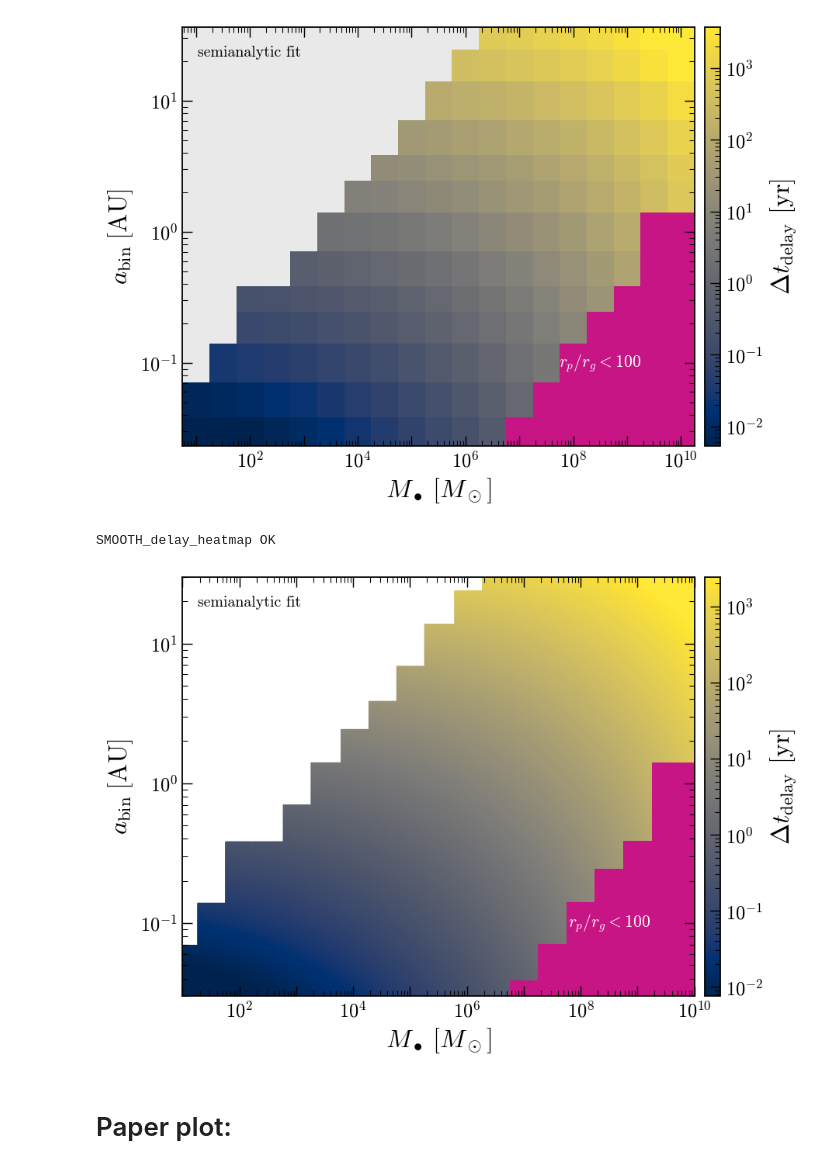
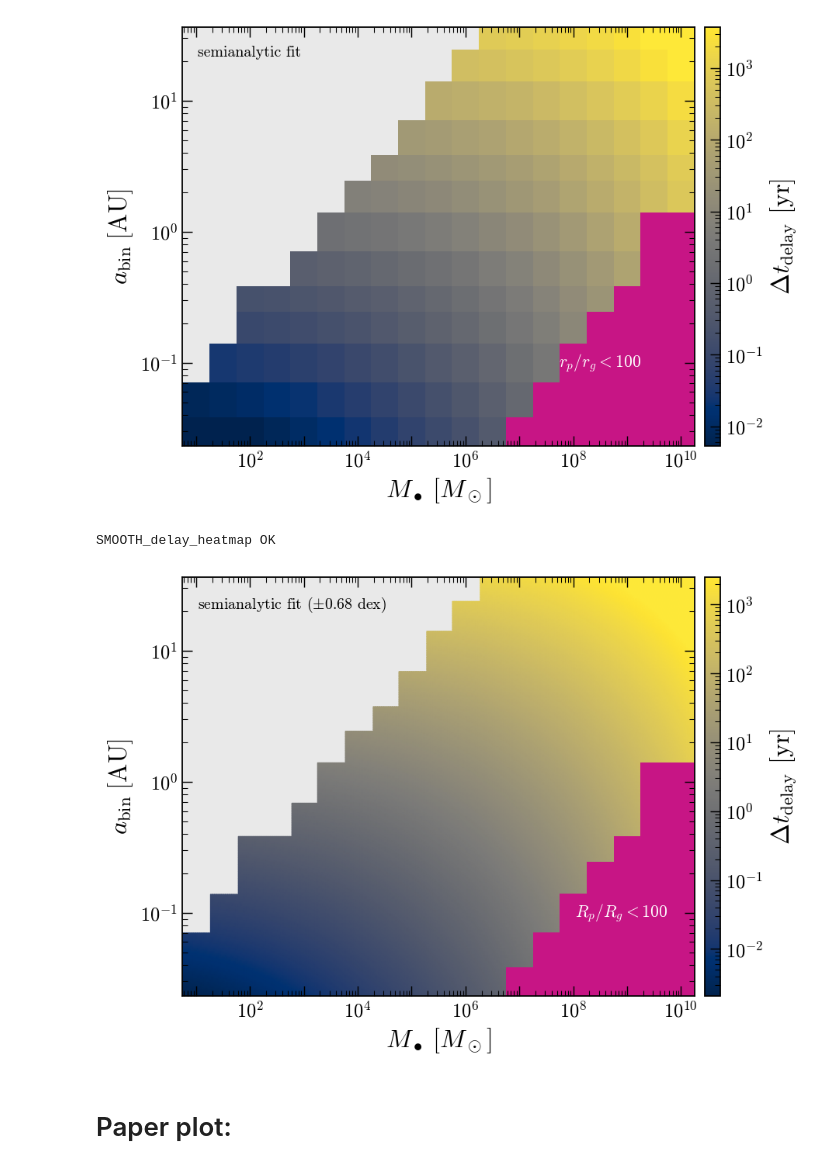
Before and after one commit to Kkritos/smbh-binary, a Jupyter notebook: analysis/bhstar_mutde/notebooks/survey_delay.ipynb, the cells around one changed output. Saved outputs shown, nothing was run; the diff lists cells and outputs as text; code cells hidden in the pictures.

```diff
--- a/analysis/bhstar_mutde/notebooks/survey_delay.ipynb
+++ b/analysis/bhstar_mutde/notebooks/survey_delay.ipynb
@@ -1176,7 +1176,7 @@ for i,av in enumerate(ag):
 ok=np.isfinite(Z)&np.isfinite(RPG)&(RPG>=RG_MIN)
 print(f"Dt_delay fit residual (r_p>={RG_MIN:.0f} r_g cells): median={np.nanmedian(Z[ok]):.3f}, 90th={np.nanpercentile(Z[ok],90):.3f}, max={np.nanmax(Z[ok]):.3f} dex")
 
-plt.rcParams.update({"font.family":"serif","font.serif":["cmr10","DejaVu Serif"],
+plt.rcParams.update({"figure.dpi":130,"savefig.dpi":220,"font.family":"serif","font.serif":["cmr10","DejaVu Serif"],
     "mathtext.fontset":"cm","axes.formatter.use_mathtext":True,"axes.unicode_minus":False,
     "font.size":15,"axes.labelsize":18,"xtick.labelsize":13.5,"ytick.labelsize":13.5,
     "axes.linewidth":1.0,"xtick.direction":"in","ytick.direction":"in","xtick.top":True,"ytick.right":True,
@@ -1191,23 +1191,22 @@ blk=np.full_like(Z,np.nan); blk[np.isfinite(Z)&np.isfinite(RPG)&(RPG<RG_MIN)]=1.
 ax.pcolormesh(edges(Mg),edges(ag),np.ma.masked_invalid(blk),cmap=FORBID,shading="flat",vmin=0,vmax=1)
 bi,bj=np.where(np.isfinite(blk))
 if bi.size:
-    Mt=10**(0.5*(np.log10(Mg[bj].min())+np.log10(Mg[bj].max())))
+    Mt=10**(0.5*(np.log10(Mg[bj].min())+np.log10(Mg[bj].max()))+0.40)   # as in the paper heatmap
     at=10**(np.median(np.log10(ag[bi])))
-    ax.text(Mt,at,rf"$r_p/r_g<{int(RG_MIN)}$",color="white",ha="center",va="center",
+    ax.text(Mt,at,rf"$R_p/R_g<{int(RG_MIN)}$",color="white",ha="center",va="center",
             fontsize=12,fontweight="bold")
 
 ax.set_xscale("log"); ax.set_yscale("log")
-ax.xaxis.set_major_locator(LogLocator(base=10,numticks=30)); ax.xaxis.set_major_formatter(plt.FuncFormatter(_even_pow))
+ax.xaxis.set_major_locator(LogLocator(base=10,numticks=100)); ax.xaxis.set_major_formatter(plt.FuncFormatter(_even_pow))
 ax.xaxis.set_minor_locator(LogLocator(base=10,subs=np.arange(2,10),numticks=100)); ax.xaxis.set_minor_formatter(NullFormatter())
 ax.yaxis.set_minor_locator(LogLocator(base=10,subs=np.arange(2,10),numticks=100)); ax.yaxis.set_minor_formatter(NullFormatter())
 ax.tick_params(which="both",direction="in",top=True,right=True,color="black")
 ax.set_xlabel(r"$M_\bullet\;[M_\odot]$"); ax.set_ylabel(r"$a_{\rm bin}\;[{\rm AU}]$"); ax.set_box_aspect(0.82)
+ax.text(0.03,0.955,"fit vs. simulated median",transform=ax.transAxes,ha="left",va="top",fontsize=11,color="black")
 fig.canvas.draw(); pos=ax.get_position()
 cax=fig.add_axes([pos.x1+0.015, pos.y0, 0.022, pos.height])
 cb=fig.colorbar(im,cax=cax); cb.set_label(r"$|\log_{10}(\Delta t_{\rm delay}^{\rm fit}/\Delta t_{\rm delay}^{\rm sim})|$ [dex]")
 cb.ax.tick_params(which="both",color="black",direction="in"); cb.ax.yaxis.set_minor_locator(AutoMinorLocator())
-for t in list(ax.xaxis.get_major_ticks())+list(ax.xaxis.get_minor_ticks()):
-    t.tick1line.set_color("white"); t.tick2line.set_color("black")
 fig.savefig("delay_residual.png",bbox_inches="tight"); fig.savefig("delay_residual.pdf",bbox_inches="tight")
 plt.show()
 # %% [output]
@@ -1359,52 +1358,59 @@ def model(M,a):                                          # -> log10(Dt/yr), vect
 
 # ---- fine plotted grid ----
 NM,NAx=240,240
-MF=np.logspace(1,10,NM)                               # M_bullet [Msun]
-AF=np.logspace(np.log10(0.03),np.log10(30.0),NAx)     # a_bin [AU]
+MF=np.logspace(np.log10(Medg[0]),np.log10(Medg[-1]),NM)   # M_bullet [Msun], same extent as the binned maps
+AF=np.logspace(np.log10(aedg[0]),np.log10(aedg[-1]),NAx)   # a_bin [AU]
 # map each fine point to its binned cell, keep only cells in the simulated footprint
 jx=np.clip(np.digitize(MF,Medg)-1,0,len(Mb)-1)
 iy=np.clip(np.digitize(AF,aedg)-1,0,len(ab)-1)
 MM,AA=np.meshgrid(MF,AF)
 Z=np.where(pop[iy[:,None],jx[None,:]],10**model(MM,AA),np.nan)
-vmin,vmax=np.nanpercentile(Z,1),np.nanpercentile(Z,99)
-norm=mpl.colors.LogNorm(vmin=vmin,vmax=vmax)
+# colour scale = that of the simulated-median heatmap (paper plot), so the panels compare directly
+ZS=np.full(pop.shape,np.nan)
+for i,av in enumerate(ab):
+    for j,Mv in enumerate(Mb):
+        m=good&np.isclose(a,av)&np.isclose(M,Mv)
+        if m.sum()>=5: ZS[i,j]=np.median(Dt[m])
+norm=mpl.colors.LogNorm(vmin=np.nanpercentile(ZS,1),vmax=np.nanpercentile(ZS,99))
+SIG=float(np.std(y-model(M[trust],a[trust])))         # event scatter about the fit [dex]
 
 plt.rcParams.update({
     "figure.dpi":130,"savefig.dpi":220,
     "font.family":"serif","font.serif":["cmr10","DejaVu Serif"],
     "mathtext.fontset":"cm","axes.formatter.use_mathtext":True,"axes.unicode_minus":False,
     "font.size":15,"axes.labelsize":18,"xtick.labelsize":13.5,"ytick.labelsize":13.5,
     "axes.linewidth":1.0,"xtick.direction":"in","ytick.direction":"in","xtick.top":True,"ytick.right":True,
     "xtick.minor.visible":True,"ytick.minor.visible":True,
     "xtick.major.size":7,"ytick.major.size":7,"xtick.minor.size":4,"ytick.minor.size":4})
 fig,ax=plt.subplots(figsize=(7.0,5.4))
+ax.set_facecolor("#e9e9e9")                          # empty region grey, as in the binned maps
 ax.set_axisbelow(False)                               # keep ticks/spines above the forbidden overlay
 im=ax.pcolormesh(MF,AF,np.ma.masked_invalid(Z),cmap=CIV,norm=norm,shading="gouraud")
 
 # --- forbidden region: stepped per-cell overlay (populated AND median r_p/r_g < RG_MIN) ---
 blk=np.where(pop&np.isfinite(RPG)&(RPG<RG_MIN),1.0,np.nan)
 ax.pcolormesh(Medg,aedg,np.ma.masked_invalid(blk),cmap=FORBID,shading="flat",vmin=0,vmax=1,zorder=2)
 bi,bj=np.where(np.isfinite(blk))
 if bi.size:
-    Mt=10**(0.5*(np.log10(Mb[bj].min())+np.log10(Mb[bj].max()))); at=10**(np.median(np.log10(ab[bi])))
-    ax.text(Mt,at,rf"$r_p/r_g<{int(RG_MIN)}$",color="white",ha="center",va="center",fontsize=12,fontweight="bold",zorder=3)
+    Mt=10**(0.5*(np.log10(Mb[bj].min())+np.log10(Mb[bj].max()))+0.40); at=10**(np.median(np.log10(ab[bi])))
+    ax.text(Mt,at,rf"$R_p/R_g<{int(RG_MIN)}$",color="white",ha="center",va="center",fontsize=12,fontweight="bold",zorder=3)
 
 ax.set_xscale("log"); ax.set_yscale("log"); ax.set_xlim(MF[0],MF[-1]); ax.set_ylim(AF[0],AF[-1])
 ax.xaxis.set_major_locator(LogLocator(base=10,numticks=100)); ax.xaxis.set_major_formatter(plt.FuncFormatter(_even_pow))
 ax.xaxis.set_minor_locator(LogLocator(base=10,subs=np.arange(2,10),numticks=100)); ax.xaxis.set_minor_formatter(NullFormatter())
 ax.yaxis.set_minor_locator(LogLocator(base=10,subs=np.arange(2,10),numticks=100)); ax.yaxis.set_minor_formatter(NullFormatter())
 ax.tick_params(which="both",direction="in",top=True,right=True,color="black")
 ax.set_xlabel(r"$M_\bullet\;[M_\odot]$"); ax.set_ylabel(r"$a_{\rm bin}\;[{\rm AU}]$"); ax.set_box_aspect(0.82)
-ax.text(0.03,0.955,r"semianalytic fit",transform=ax.transAxes,ha="left",va="top",fontsize=11,color="black",zorder=3)
+ax.text(0.03,0.955,rf"semianalytic fit ($\pm{SIG:.2f}$ dex)",transform=ax.transAxes,ha="left",va="top",fontsize=11,color="black",zorder=3)
 fig.canvas.draw(); pos=ax.get_position()
 cax=fig.add_axes([pos.x1+0.015,pos.y0,0.022,pos.height])
 cb=fig.colorbar(im,cax=cax); cb.set_label(r"$\Delta t_{\rm delay}$ [yr]")
 cb.ax.tick_params(which="both",color="black",direction="in")
 fig.savefig("delay_heatmap_smooth.png",bbox_inches="tight"); fig.savefig("delay_heatmap_smooth.pdf",bbox_inches="tight")
 print("SMOOTH_delay_heatmap OK")
 # %% [output]
 SMOOTH_delay_heatmap OK
-[figure, old version]
+[figure, new version]
 # %% [markdown]
 # Paper plot:
 # %%
```
Also changed, not shown: parts of 1 cell of this notebook, 4 other files.
